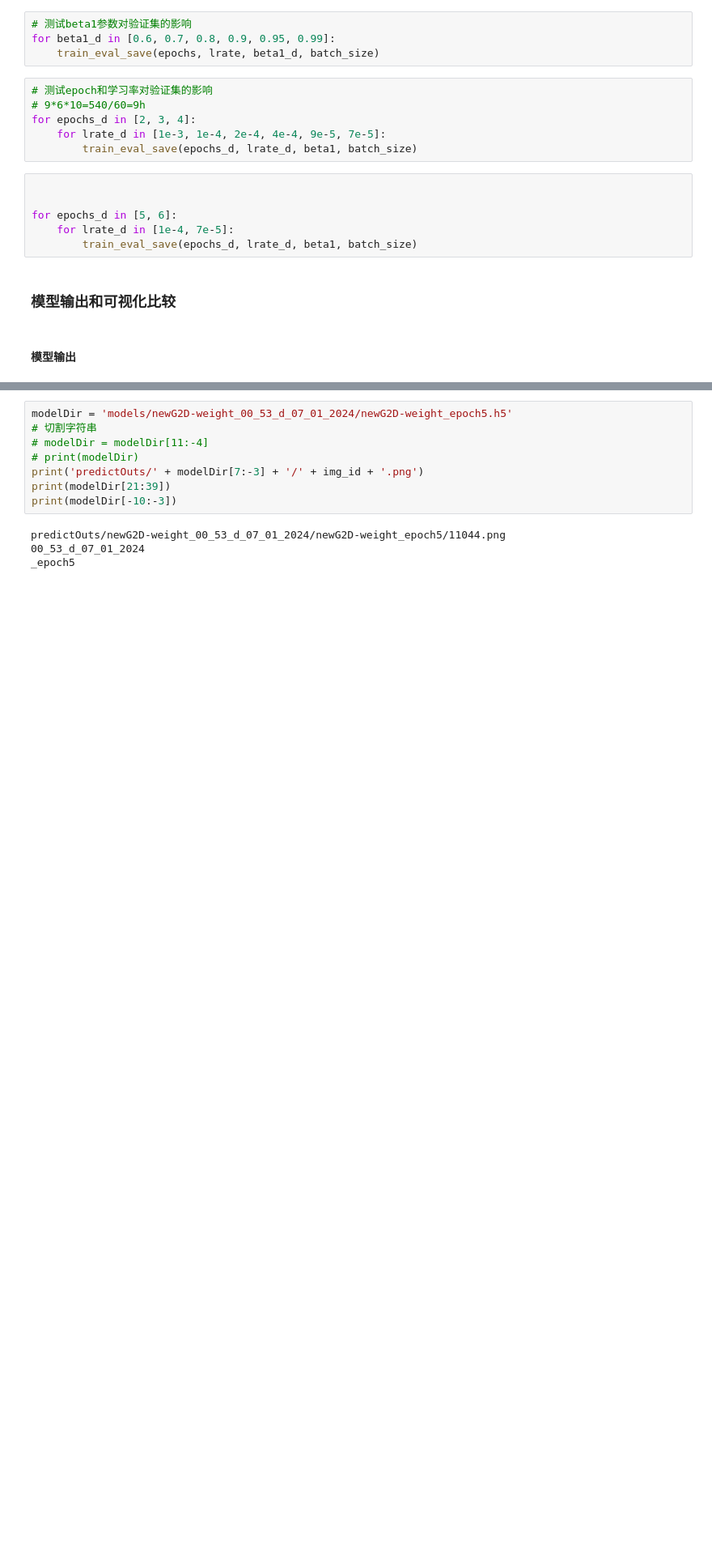
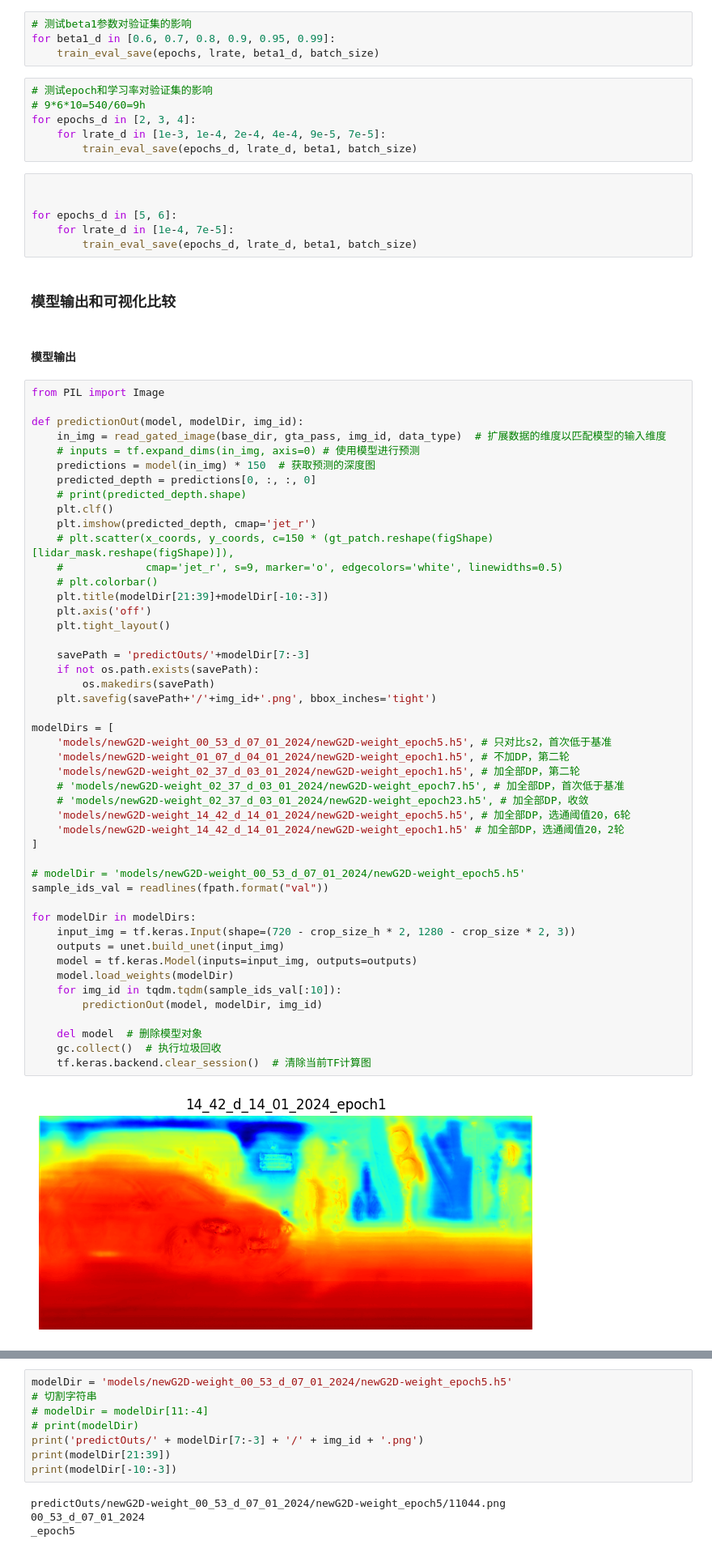
Before and after one commit to Edricos/newG2D, a Jupyter notebook: src/bestEpoch.ipynb, the cells around one changed output, grey strips where cells are left out. Shown at 81% size. Cells and saved outputs as stored; diff of their text form; blank space fills up the shorter version.

```diff
--- a/src/bestEpoch.ipynb
+++ b/src/bestEpoch.ipynb
@@ -690,3 +769,52 @@ for epochs_d in [5, 6]:
 ### 模型输出和可视化比较
 # %% [markdown]
 #### 模型输出
+# %%
+from PIL import Image
+
+def predictionOut(model, modelDir, img_id):
+    in_img = read_gated_image(base_dir, gta_pass, img_id, data_type)  # 扩展数据的维度以匹配模型的输入维度
+    # inputs = tf.expand_dims(in_img, axis=0) # 使用模型进行预测
+    predictions = model(in_img) * 150  # 获取预测的深度图
+    predicted_depth = predictions[0, :, :, 0]
+    # print(predicted_depth.shape)
+    plt.clf()
+    plt.imshow(predicted_depth, cmap='jet_r')
+    # plt.scatter(x_coords, y_coords, c=150 * (gt_patch.reshape(figShape)[lidar_mask.reshape(figShape)]),
+    #             cmap='jet_r', s=9, marker='o', edgecolors='white', linewidths=0.5)
+    # plt.colorbar()
+    plt.title(modelDir[21:39]+modelDir[-10:-3])
+    plt.axis('off')
+    plt.tight_layout()
+
+    savePath = 'predictOuts/'+modelDir[7:-3]
+    if not os.path.exists(savePath):
+        os.makedirs(savePath)
+    plt.savefig(savePath+'/'+img_id+'.png', bbox_inches='tight')
+
+modelDirs = [
+    'models/newG2D-weight_00_53_d_07_01_2024/newG2D-weight_epoch5.h5', # 只对比s2，首次低于基准
+    'models/newG2D-weight_01_07_d_04_01_2024/newG2D-weight_epoch1.h5', # 不加DP，第二轮
+    'models/newG2D-weight_02_37_d_03_01_2024/newG2D-weight_epoch1.h5', # 加全部DP，第二轮
+    # 'models/newG2D-weight_02_37_d_03_01_2024/newG2D-weight_epoch7.h5', # 加全部DP，首次低于基准
+    # 'models/newG2D-weight_02_37_d_03_01_2024/newG2D-weight_epoch23.h5', # 加全部DP，收敛
+    'models/newG2D-weight_14_42_d_14_01_2024/newG2D-weight_epoch5.h5', # 加全部DP，选通阈值20，6轮
+    'models/newG2D-weight_14_42_d_14_01_2024/newG2D-weight_epoch1.h5' # 加全部DP，选通阈值20，2轮
+]
+
+# modelDir = 'models/newG2D-weight_00_53_d_07_01_2024/newG2D-weight_epoch5.h5'
+sample_ids_val = readlines(fpath.format("val"))
+
+for modelDir in modelDirs:
+    input_img = tf.keras.Input(shape=(720 - crop_size_h * 2, 1280 - crop_size * 2, 3))
+    outputs = unet.build_unet(input_img)
+    model = tf.keras.Model(inputs=input_img, outputs=outputs)
+    model.load_weights(modelDir)
+    for img_id in tqdm.tqdm(sample_ids_val[:10]):
+        predictionOut(model, modelDir, img_id)
+
+    del model  # 删除模型对象
+    gc.collect()  # 执行垃圾回收
+    tf.keras.backend.clear_session()  # 清除当前TF计算图
+# %% [output]
+[figure, added]
```
Also changed, not shown: parts of 7 cells of this notebook, 11 other files.
